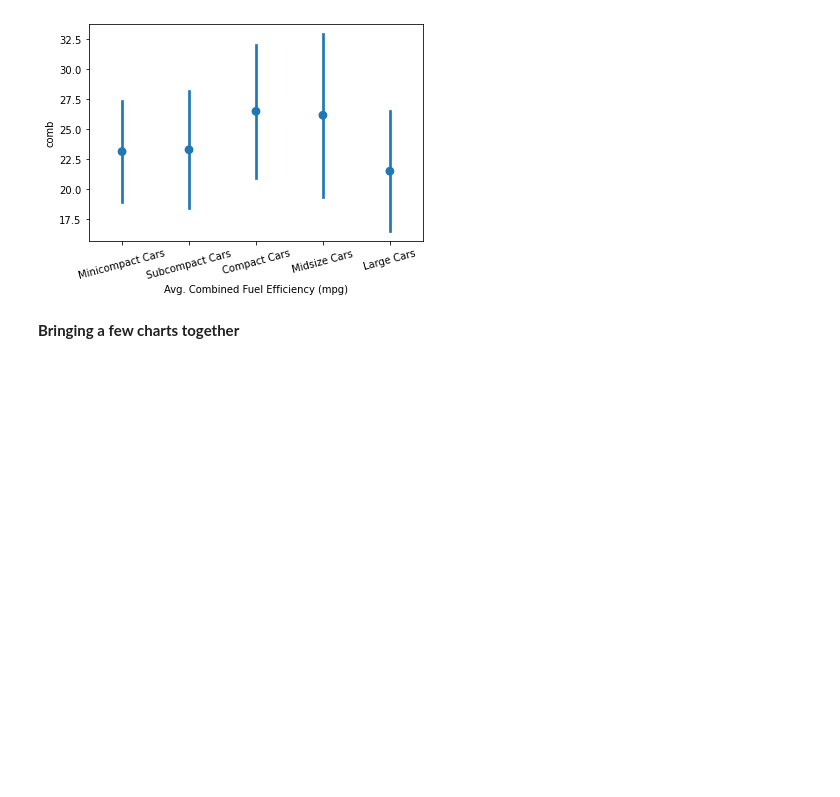
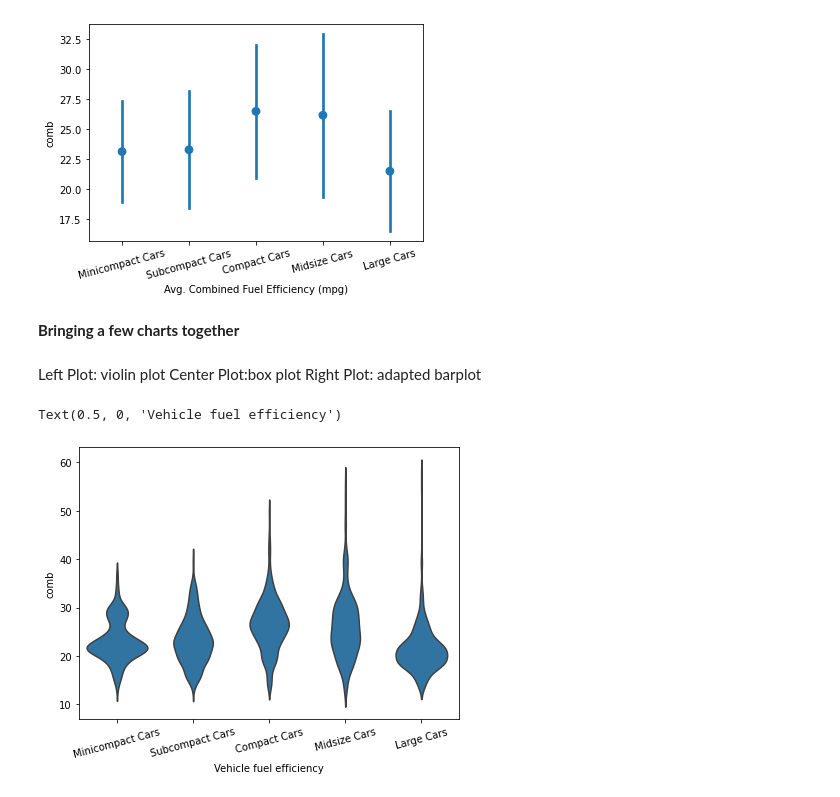
Before and after one commit to Ucgadaz/DataAnalyticsStudy, a Jupyter notebook: bivariate exploation of data/faceting and adaptation of univariate plots.ipynb, the cells around one changed output. Saved outputs shown, nothing was run; the diff lists cells and outputs as text; code cells hidden in the pictures; blank space fills up the shorter version.

Commit message:
Bringing a few charts together 1

```diff
--- a/bivariate exploation of data/faceting and adaptation of univariate plots.ipynb
+++ b/bivariate exploation of data/faceting and adaptation of univariate plots.ipynb
@@ -83,3 +83,22 @@ Text(0.5, 0, 'Avg. Combined Fuel Efficiency (mpg)')
 [figure]
 # %% [markdown]
 **Bringing a few charts together**
+# %% [markdown]
+Left Plot: violin plot
+Center Plot:box plot
+Right Plot: adapted barplot
+# %%
+plt.figure(figsize=[15,5])
+base_color=sb.color_palette()[0]
+
+#Left Plot: violin plot
+
+plt.subplot(1,2,1)
+sb.violinplot(data=fuel_econ,x='VClass',y='comb',color=base_color,inner=None)
+plt.xticks(rotation=15)
+plt.xlabel('Vehicle fuel efficiency')
+
+#Center Plot: Box Plot
+# %% [output]
+Text(0.5, 0, 'Vehicle fuel efficiency')
+[figure, added]
```
